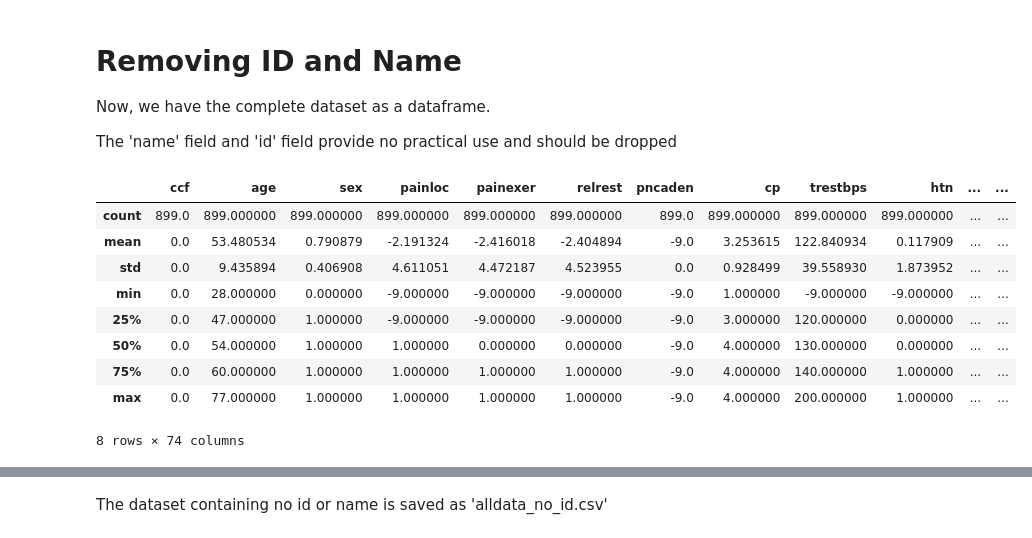
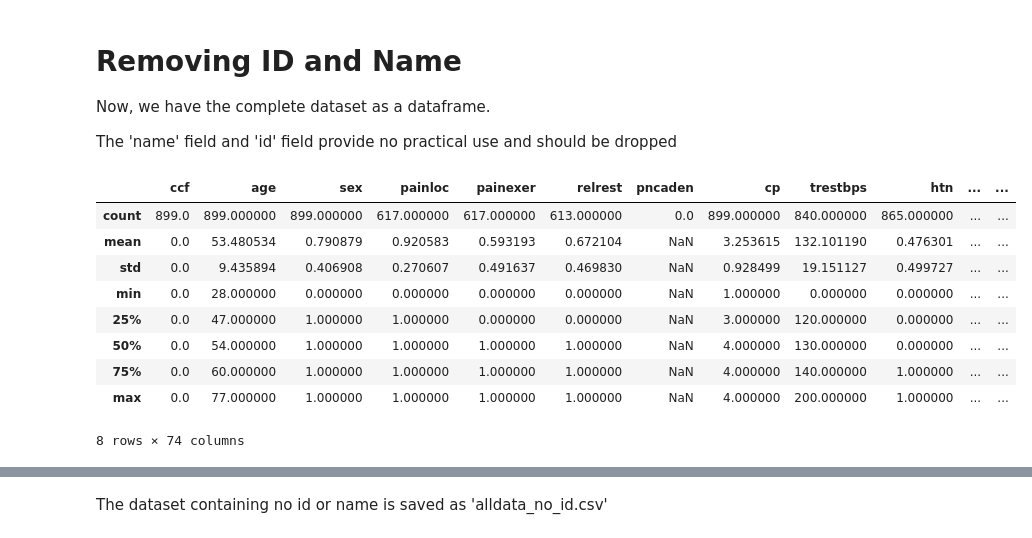
Before and after one commit to Meivenkatkumar/ensembledetection, a Jupyter notebook: data processing/preprocess_complete.ipynb, the cells around one changed output, grey strips where cells are left out. Cells and saved outputs as stored; diff of their text form; code cells hidden in the pictures.

```diff
--- a/data processing/preprocess_complete.ipynb
+++ b/data processing/preprocess_complete.ipynb
@@ -328,7 +348,7 @@ df.to_csv('datasets/alldata.csv', index=False)
 # %%
 del df
 # %%
-data = pd.read_csv('datasets/alldata.csv')
+data = pd.read_csv('datasets/alldata_raw.csv')
 # %%
 data.head()
 # %% [output]
@@ -352,3 +372,6 @@ data.describe()
 | 75% | 1207.500000 | 0.0 | 60.000000 | 1.000000 | 1.000000 | 1.000000 | 1.000000 | -9.0 | 4.000000 | 140.000000 | ... | ... |
 | max | 5002.000000 | 0.0 | 77.000000 | 1.000000 | 1.000000 | 1.000000 | 1.000000 | -9.0 | 4.000000 | 200.000000 | ... | ... |
 8 rows × 75 columns
+# %%
+data = data.replace(-9, np.nan)
+data.describe()
@@ -359,18 +396,18 @@ Now, we have the complete dataset as a dataframe.
 
 The 'name' field and 'id' field provide no practical use and should be dropped
 # %%
-data_01 = data.drop(['id', 'name'], axis = 1)
+data_1 = data.drop(['id', 'name'], axis = 1)
 # %%
-data_01.describe()
+data_1.describe()
 # %% [output]
 |  | ccf | age | sex | painloc | painexer | relrest | pncaden | cp | trestbps | htn | ... | ... |
-| count | 899.0 | 899.000000 | 899.000000 | 899.000000 | 899.000000 | 899.000000 | 899.0 | 899.000000 | 899.000000 | 899.000000 | ... | ... |
-| mean | 0.0 | 53.480534 | 0.790879 | -2.191324 | -2.416018 | -2.404894 | -9.0 | 3.253615 | 122.840934 | 0.117909 | ... | ... |
-| std | 0.0 | 9.435894 | 0.406908 | 4.611051 | 4.472187 | 4.523955 | 0.0 | 0.928499 | 39.558930 | 1.873952 | ... | ... |
-| min | 0.0 | 28.000000 | 0.000000 | -9.000000 | -9.000000 | -9.000000 | -9.0 | 1.000000 | -9.000000 | -9.000000 | ... | ... |
-| 25% | 0.0 | 47.000000 | 1.000000 | -9.000000 | -9.000000 | -9.000000 | -9.0 | 3.000000 | 120.000000 | 0.000000 | ... | ... |
-| 50% | 0.0 | 54.000000 | 1.000000 | 1.000000 | 0.000000 | 0.000000 | -9.0 | 4.000000 | 130.000000 | 0.000000 | ... | ... |
-| 75% | 0.0 | 60.000000 | 1.000000 | 1.000000 | 1.000000 | 1.000000 | -9.0 | 4.000000 | 140.000000 | 1.000000 | ... | ... |
-| max | 0.0 | 77.000000 | 1.000000 | 1.000000 | 1.000000 | 1.000000 | -9.0 | 4.000000 | 200.000000 | 1.000000 | ... | ... |
+| count | 899.0 | 899.000000 | 899.000000 | 617.000000 | 617.000000 | 613.000000 | 0.0 | 899.000000 | 840.000000 | 865.000000 | ... | ... |
+| mean | 0.0 | 53.480534 | 0.790879 | 0.920583 | 0.593193 | 0.672104 | NaN | 3.253615 | 132.101190 | 0.476301 | ... | ... |
+| std | 0.0 | 9.435894 | 0.406908 | 0.270607 | 0.491637 | 0.469830 | NaN | 0.928499 | 19.151127 | 0.499727 | ... | ... |
+| min | 0.0 | 28.000000 | 0.000000 | 0.000000 | 0.000000 | 0.000000 | NaN | 1.000000 | 0.000000 | 0.000000 | ... | ... |
+| 25% | 0.0 | 47.000000 | 1.000000 | 1.000000 | 0.000000 | 0.000000 | NaN | 3.000000 | 120.000000 | 0.000000 | ... | ... |
+| 50% | 0.0 | 54.000000 | 1.000000 | 1.000000 | 1.000000 | 1.000000 | NaN | 4.000000 | 130.000000 | 0.000000 | ... | ... |
+| 75% | 0.0 | 60.000000 | 1.000000 | 1.000000 | 1.000000 | 1.000000 | NaN | 4.000000 | 140.000000 | 1.000000 | ... | ... |
+| max | 0.0 | 77.000000 | 1.000000 | 1.000000 | 1.000000 | 1.000000 | NaN | 4.000000 | 200.000000 | 1.000000 | ... | ... |
 8 rows × 74 columns
 # %%
```
Also changed, not shown: parts of 74 cells of this notebook, 18 other files.
